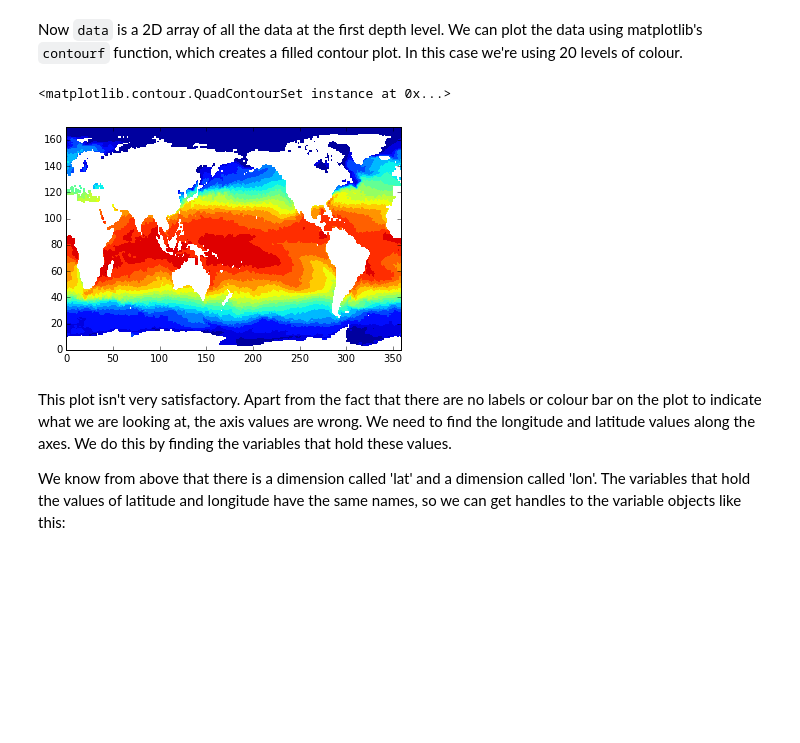
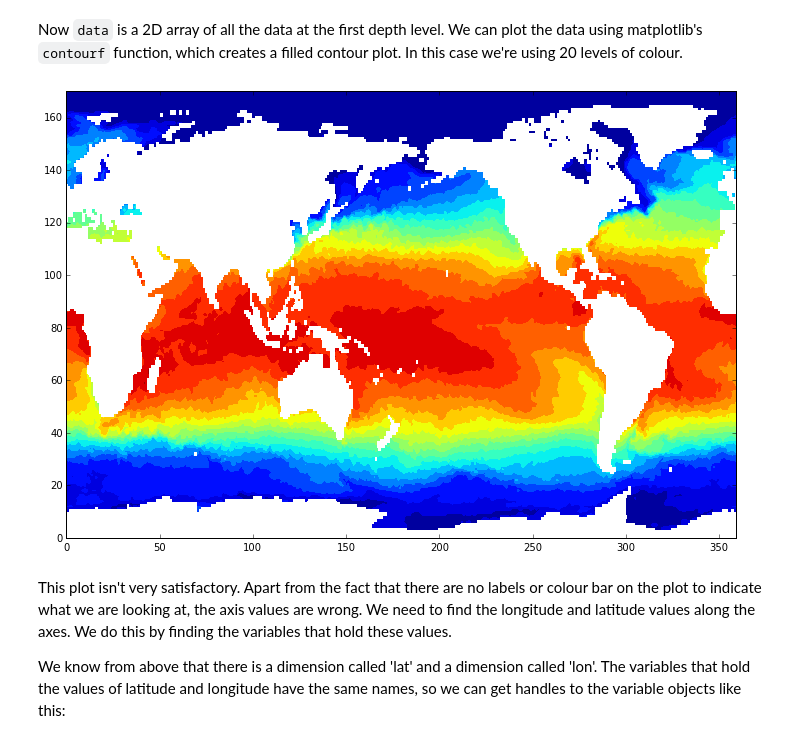
Before and after one commit to jonblower/python-viz-intro, a Jupyter notebook: Lesson 3. Plotting data from NetCDF files/3. Plotting data from NetCDF files.ipynb, the cells around one changed output. Saved outputs shown, nothing was run; the diff lists cells and outputs as text; code cells hidden in the pictures; blank space fills up the shorter version.

```diff
--- a/Lesson 3. Plotting data from NetCDF files/3. Plotting data from NetCDF files.ipynb
+++ b/Lesson 3. Plotting data from NetCDF files/3. Plotting data from NetCDF files.ipynb
@@ -100,13 +100,19 @@ data.shape
 (171, 360)
 # %% [markdown]
 Now `data` is a 2D array of all the data at the first depth level. We can plot the data using matplotlib's `contourf` function, which creates a filled contour plot. In this case we're using 20 levels of colour.
-# %%
-import matplotlib.pyplot as plt
-%matplotlib inline
-plt.contourf(data, 20)
-# %% [output]
-<matplotlib.contour.QuadContourSet instance at 0x...>
-[figure, removed]
+# %%
+import matplotlib.pyplot as plt
+
+# These lines are needed to make matplotlib plot figures inline and at a decent size.
+# They are not needed in scripts.
+%matplotlib inline
+plt.rcParams['figure.figsize'] = (12.0, 8.0)
+
+# These lines do the actual plotting
+plt.contourf(data, 20)
+plt.show()
+# %% [output]
+[figure, added]
 # %% [markdown]
 This plot isn't very satisfactory. Apart from the fact that there are no labels or colour bar on the plot to indicate what we are looking at, the axis values are wrong. We need to find the longitude and latitude values along the axes. We do this by finding the variables that hold these values.
 
```
Also changed, not shown: parts of 2 cells of this notebook, 5 other files.
